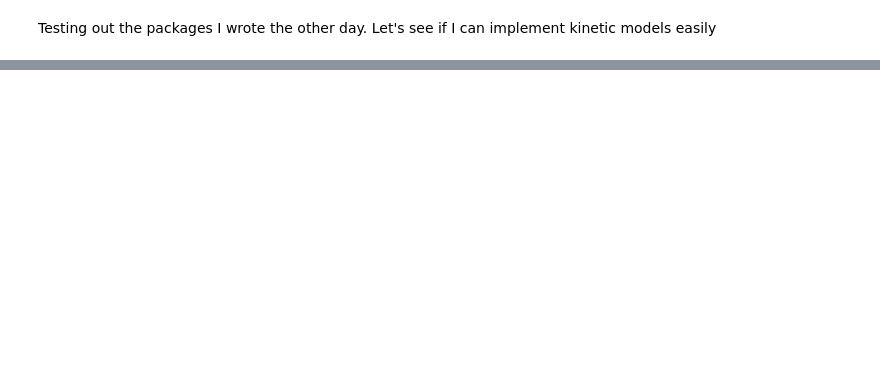
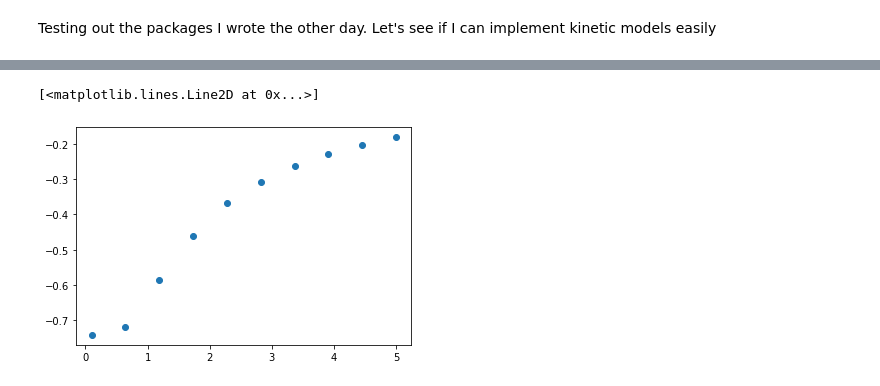
Before and after one commit to devkimg1/spin-glass-order, a Jupyter notebook: Plaquette2Dexample.ipynb, the cells around one changed output, grey strips where cells are left out. Saved outputs shown, nothing was run; the diff lists cells and outputs as text; code cells hidden in the pictures; blank space fills up the shorter version.

```diff
--- a/Plaquette2Dexample.ipynb
+++ b/Plaquette2Dexample.ipynb
@@ -138,0 +168,5 @@ z=plt.legend()
+# %%
+plt.plot(temperatures1000, energies1000,'o',label='RFMC')
+# %% [output]
+[<matplotlib.lines.Line2D at 0x...>]
+[figure, added]
```
Also changed, not shown: parts of 5 cells of this notebook, 6 other files.
